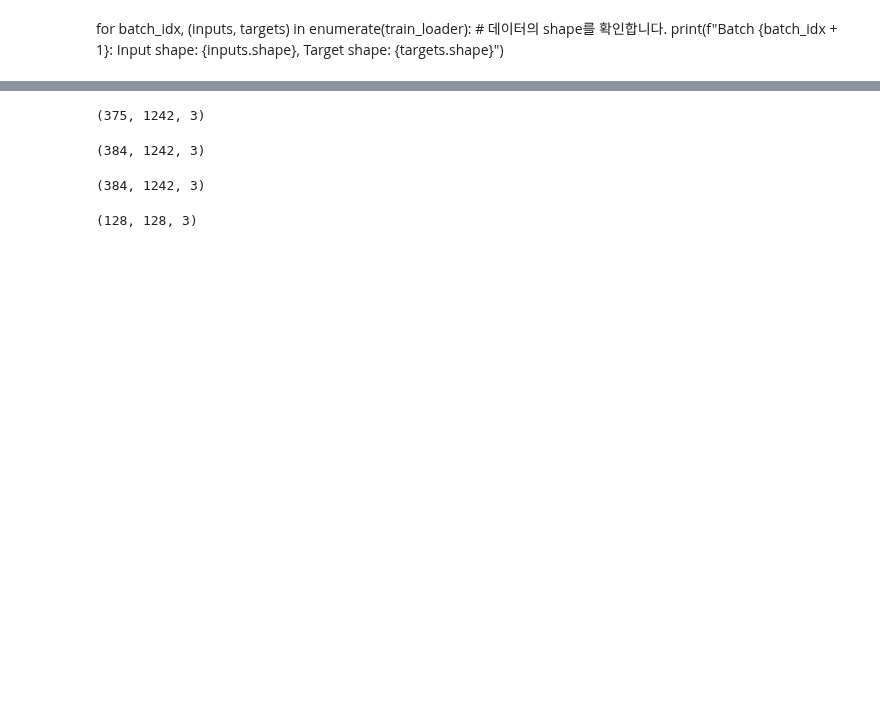
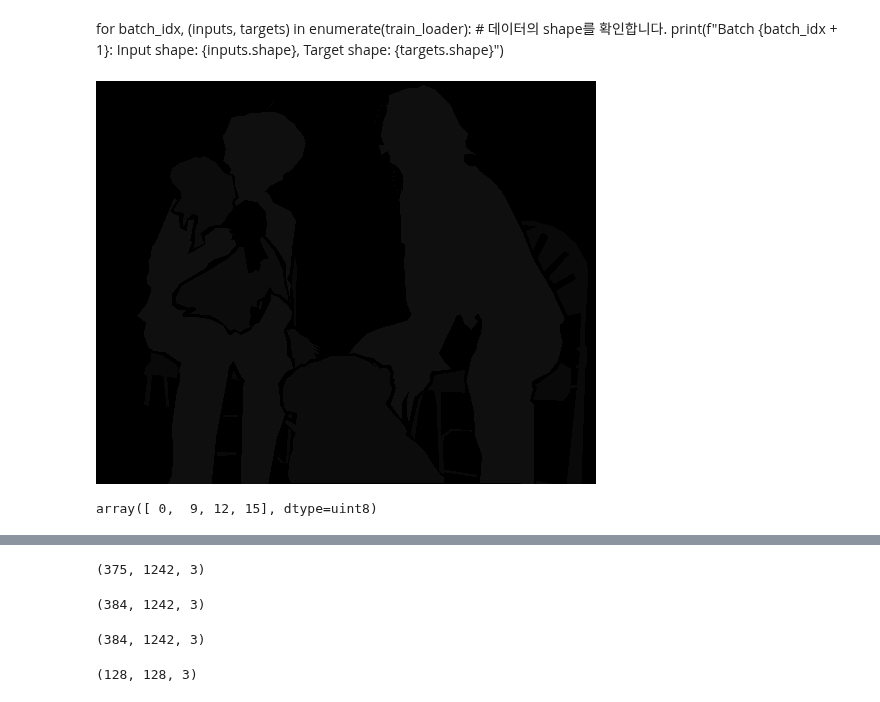
Before and after one commit to kshf59/Ensemble-Net, a Jupyter notebook: dataLoder-Copy1.ipynb, the cells around one changed output, grey strips where cells are left out. Saved outputs shown, nothing was run; the diff lists cells and outputs as text; code cells hidden in the pictures; blank space fills up the shorter version.

```diff
--- a/dataLoder-Copy1.ipynb
+++ b/dataLoder-Copy1.ipynb
@@ -85,8 +85,16 @@ for batch_idx, (inputs, targets) in enumerate(train_loader):
     # 데이터의 shape를 확인합니다.
     print(f"Batch {batch_idx + 1}: Input shape: {inputs.shape}, Target shape: {targets.shape}")
 # %%
-df = Image.open('data/training/image_2/000000_10.png')
-df2 = Image.open('data/training/semantic/000000_10.png')
+df = Image.open('data/train/labels/2010_003894.png')
+df2 = Image.open('data/validation/labels/2007_000033.png')
 d = np.array(df)
 d2 = np.array(df)
 #Image.fromarray(d)
+# %%
+df
+# %% [output]
+[figure, added]
+# %%
+np.unique(d)
+# %% [output]
+array([ 0,  9, 12, 15], dtype=uint8)
```
Also changed, not shown: parts of 3 cells of this notebook, 3 other files.
